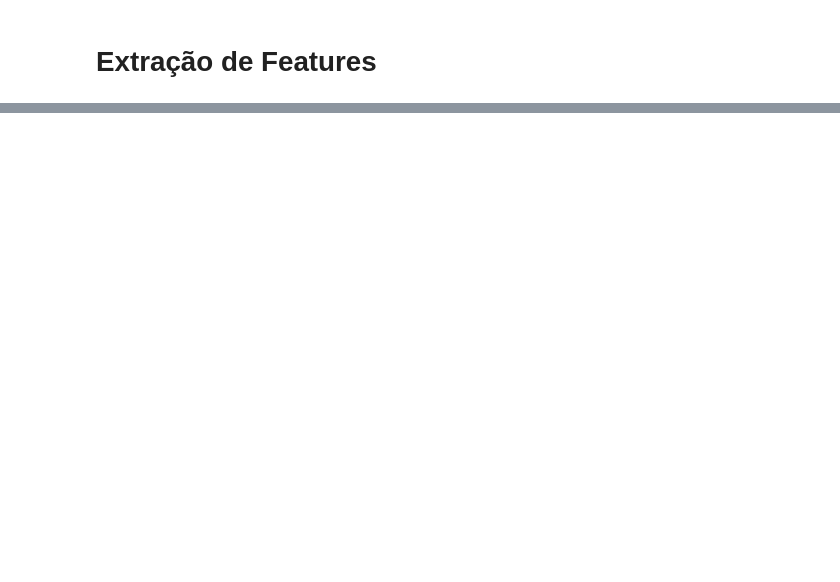
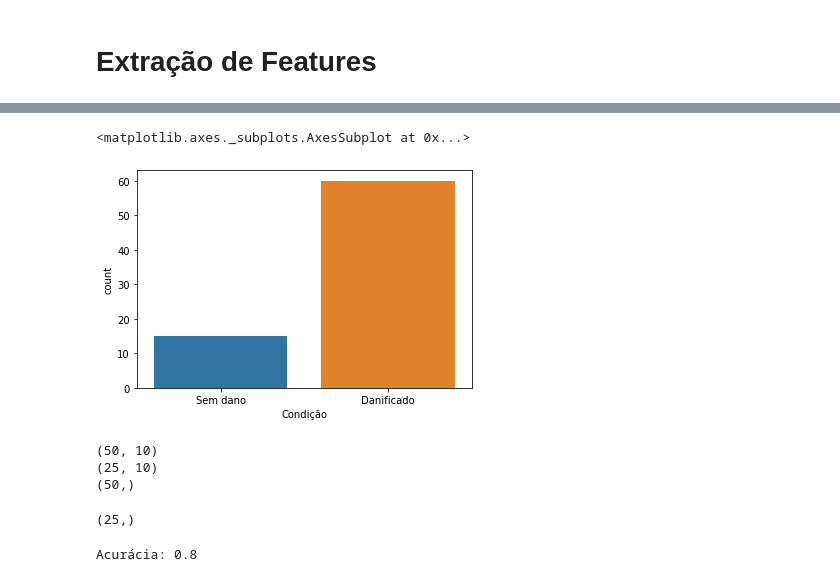
Before and after one commit to OtavioCarvalho1/Time_Series, a Jupyter notebook: SHM_ML_Versão_1.ipynb, the cells around one changed output, grey strips where cells are left out. Cells and saved outputs as stored; diff of their text form; code cells hidden in the pictures; blank space fills up the shorter version.

```diff
--- a/SHM_ML_Versão_1.ipynb
+++ b/SHM_ML_Versão_1.ipynb
@@ -229,0 +325,10 @@ peak*rms
+# %%
+df = [pd.concat(df_100, ignore_index=True),
+      pd.concat(df_150, ignore_index=True),
+      pd.concat(df_200, ignore_index=True),
+      pd.concat(df_250, ignore_index=True),
+      pd.concat(df_300, ignore_index=True)]
+
+dataset = pd.concat(df, ignore_index=True)
+
+dataset
@@ -229,0 +402,36 @@ peak*rms
+# %%
+# quantidade de outputs por classe
+
+sns.countplot(y)
+# %% [output]
+<matplotlib.axes._subplots.AxesSubplot at 0x...>
+[figure, added]
+# %%
+# Dividindo dataset para treinamento e teste
+
+X_train, X_test, y_train, y_test = train_test_split(X, y, test_size=0.33, random_state=0)
+
+print(X_train.shape)
+print(X_test.shape)
+print(y_train.shape)
+y_test.shape
+# %% [output]
+(50, 10)
+(25, 10)
+(50,)
+(25,)
+# %%
+# aplicando SVM (sem otimização de parâmetros)
+
+from sklearn import svm
+
+clf = svm.SVC(kernel='linear')
+clf.fit(X_train, y_train)
+
+y_pred = clf.predict(X_test)
+
+from sklearn import metrics
+
+print("Acurácia:",metrics.accuracy_score(y_test, y_pred))
+# %% [output]
+Acurácia: 0.8
```
Also changed, not shown: parts of 27 cells of this notebook.
